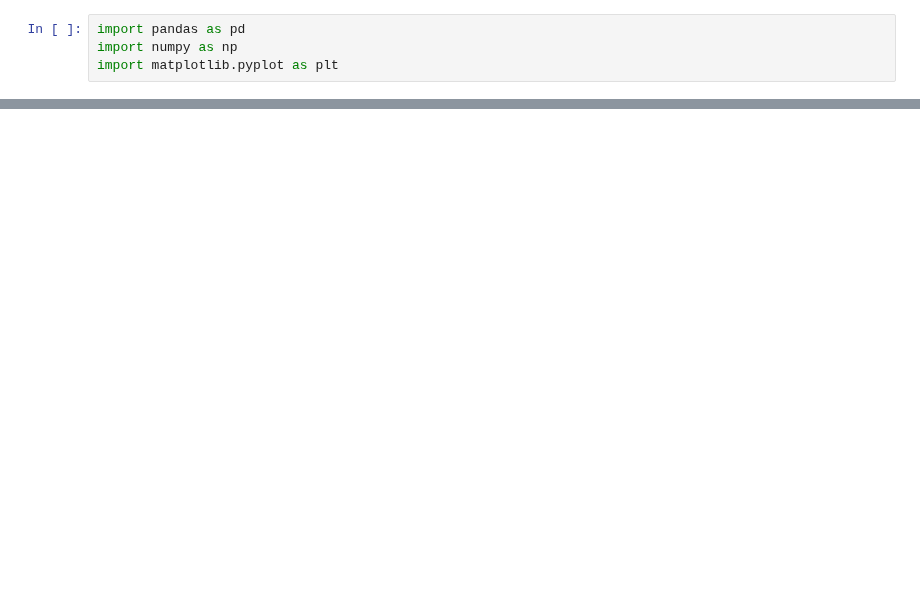
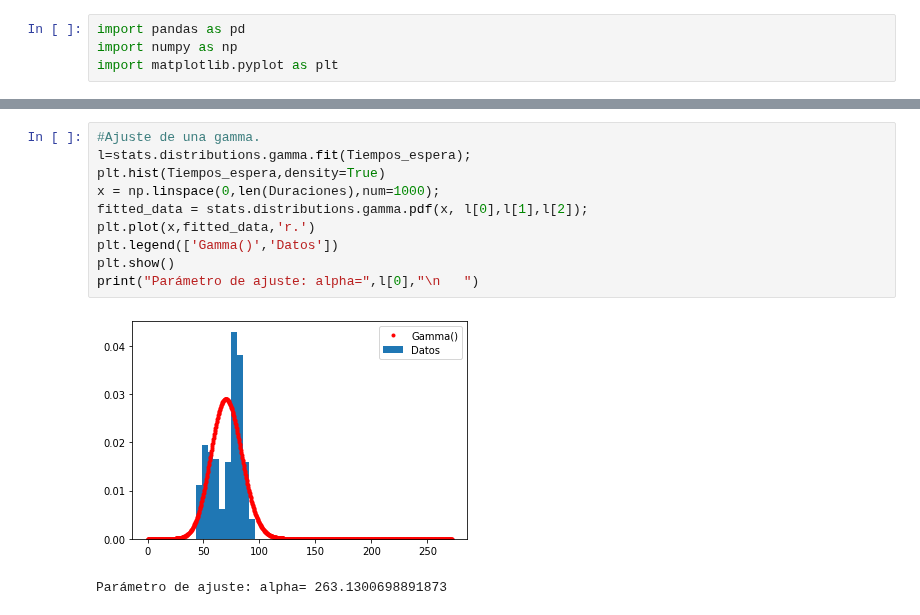
Before and after one commit to JairEsc/Mat_Apl_2, a Jupyter notebook: Inf_T3.ipynb, the cells around one changed output, grey strips where cells are left out. Drawn from its saved outputs; the diff is of its cells as text; blank space fills up the shorter version.

```diff
--- a/Inf_T3.ipynb
+++ b/Inf_T3.ipynb
@@ -40,0 +66,13 @@ plt.show()
+# %%
+#Ajuste de una gamma.
+l=stats.distributions.gamma.fit(Tiempos_espera);
+plt.hist(Tiempos_espera,density=True)
+x = np.linspace(0,len(Duraciones),num=1000);
+fitted_data = stats.distributions.gamma.pdf(x, l[0],l[1],l[2]);
+plt.plot(x,fitted_data,'r.')
+plt.legend(['Gamma()','Datos'])
+plt.show()
+print("Parámetro de ajuste: alpha=",l[0],"\n   ")
+# %% [output]
+[figure, added]
+Parámetro de ajuste: alpha= 263.1300698891873
```
Also changed, not shown: parts of 4 cells of this notebook.
